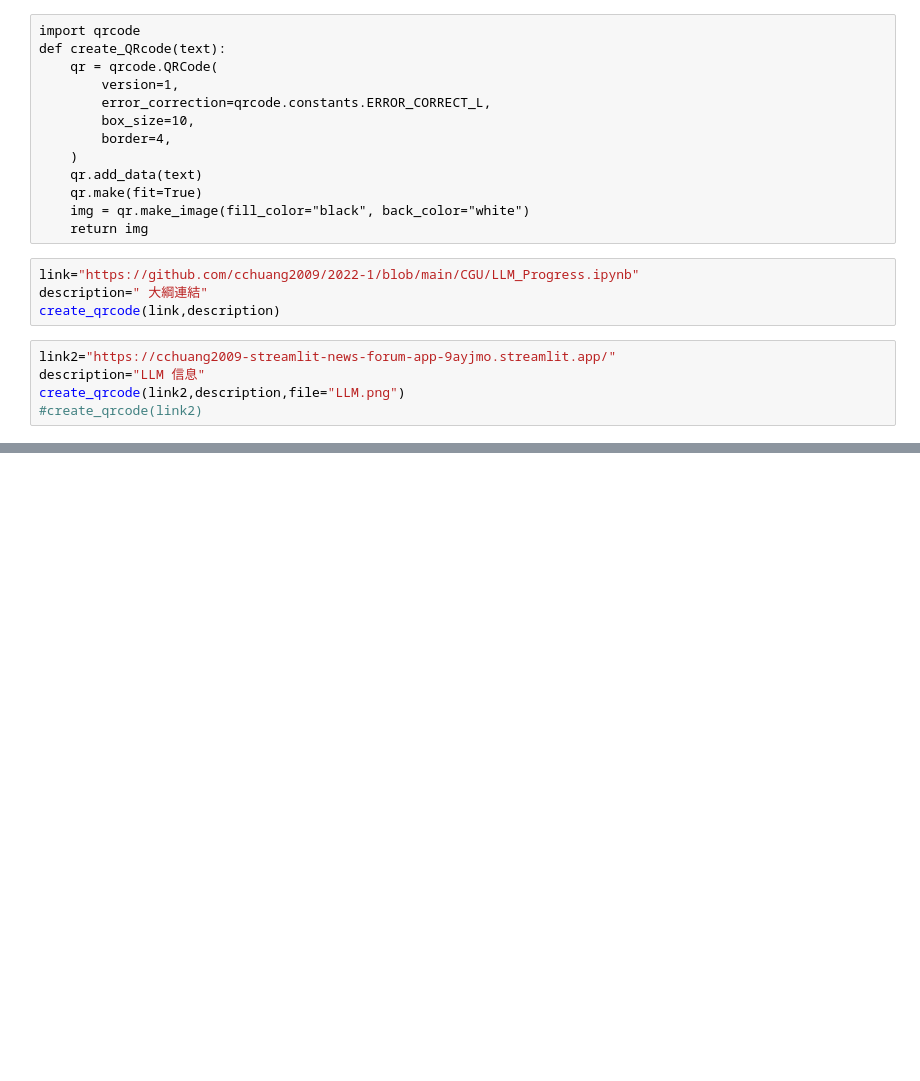
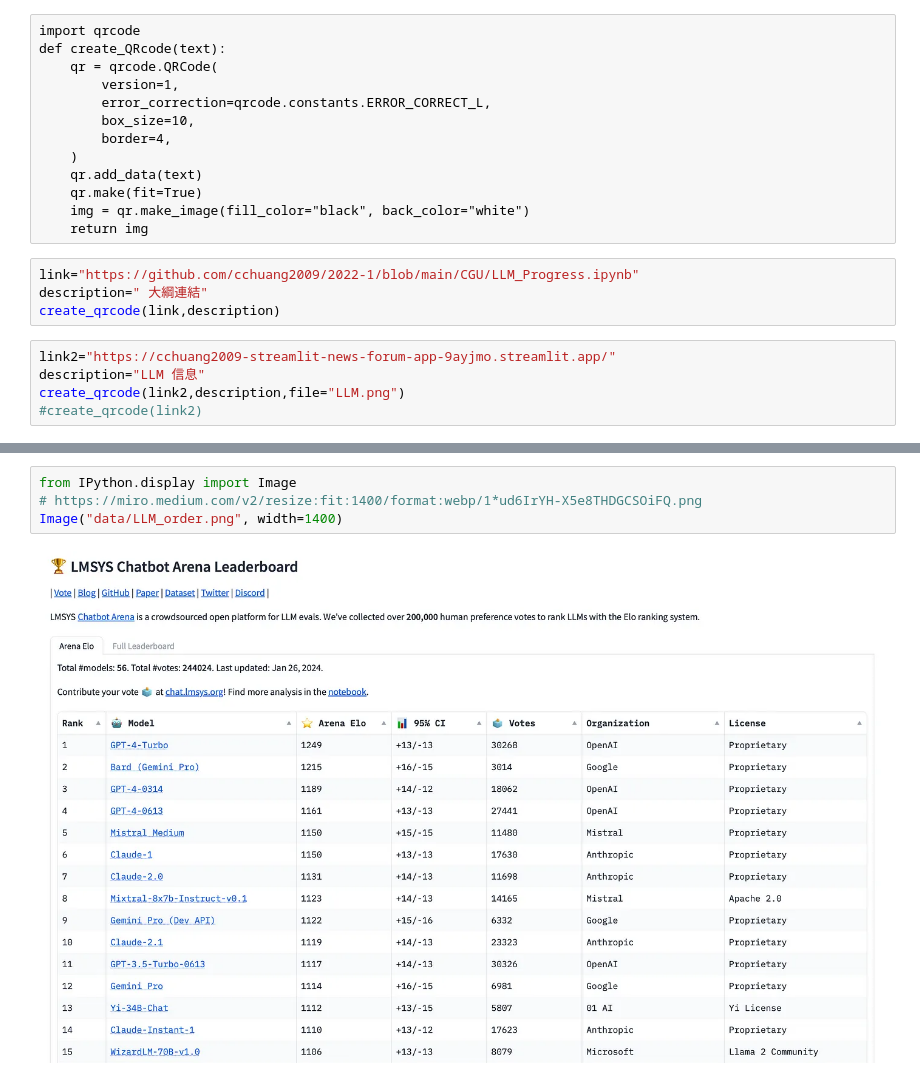
Before and after one commit to cchuang2009/2022-1, a Jupyter notebook: CGU/LLM_Progress.ipynb, the cells around one changed output, grey strips where cells are left out. Drawn from its saved outputs; the diff is of its cells as text; blank space fills up the shorter version.

```diff
--- a/CGU/LLM_Progress.ipynb
+++ b/CGU/LLM_Progress.ipynb
@@ -606,0 +643,6 @@ create_qrcode(link2,description,file="LLM.png")
+# %%
+from IPython.display import Image
+# https://miro.medium.com/v2/resize:fit:1400/format:webp/1*ud6IrYH-X5e8THDGCSOiFQ.png
+Image("data/LLM_order.png", width=1400)
+# %% [output]
+[figure, added]
```
Also changed, not shown: parts of 18 cells of this notebook.
